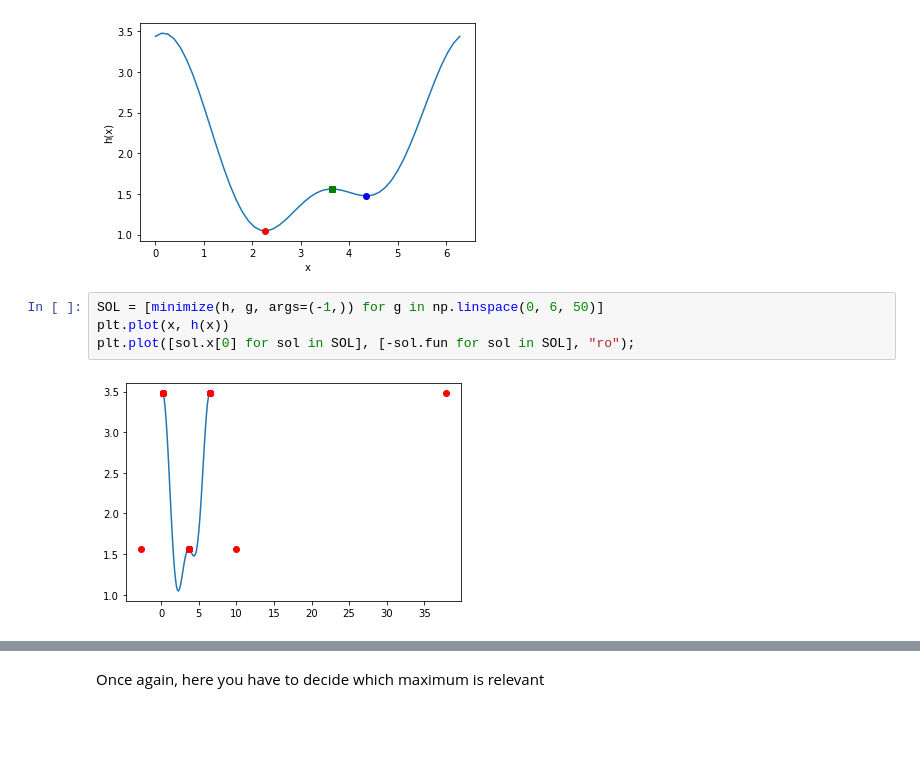
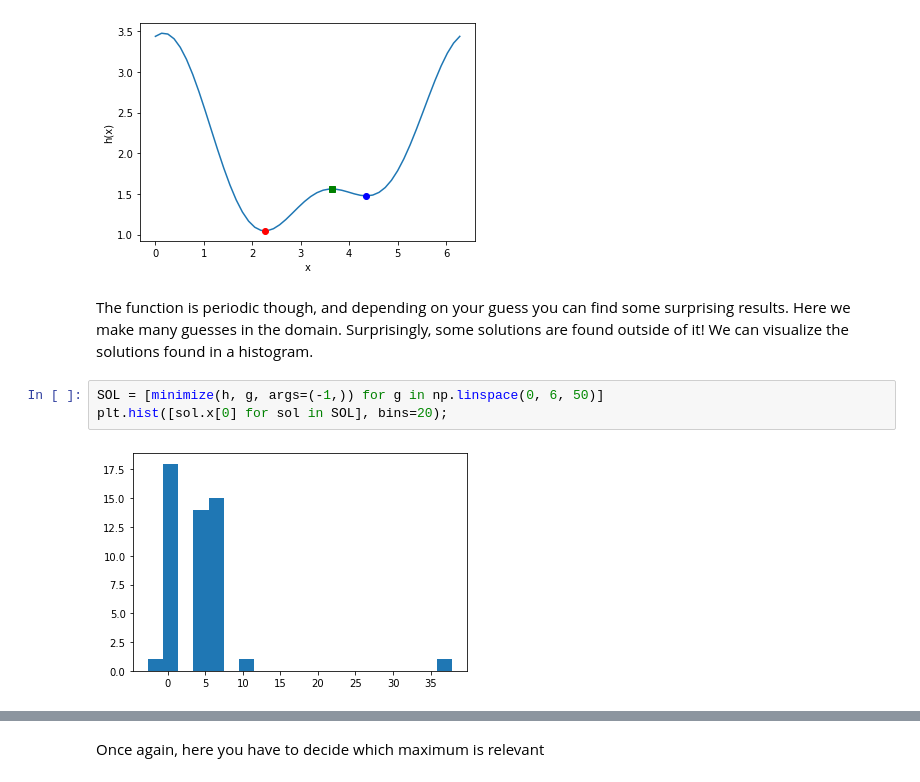
Before and after one commit to jkitchin/f23-06623, a Jupyter notebook: f23-06623/lectures/10-min-max/10-min-max.ipynb, the cells around one changed output, grey strips where cells are left out. Cells and saved outputs as stored; diff of their text form; blank space fills up the shorter version.

```diff
--- a/f23-06623/lectures/10-min-max/10-min-max.ipynb
+++ b/f23-06623/lectures/10-min-max/10-min-max.ipynb
@@ -427,9 +427,10 @@ plt.ylabel("h(x)");
 # %% [output]
 the maximum is 1.56 at x=3.64
 [figure]
+# %% [markdown]
+The function is periodic though, and depending on your guess you can find some surprising results. Here we make many guesses in the domain. Surprisingly, some solutions are found outside of it! We can visualize the solutions found in a histogram.
 # %%
 SOL = [minimize(h, g, args=(-1,)) for g in np.linspace(0, 6, 50)]
-plt.plot(x, h(x))
-plt.plot([sol.x[0] for sol in SOL], [-sol.fun for sol in SOL], "ro");
+plt.hist([sol.x[0] for sol in SOL], bins=20);
 # %% [output]
-[figure, old version]
+[figure, new version]
```
Also changed, not shown: parts of 16 cells of this notebook, 1 other file.
